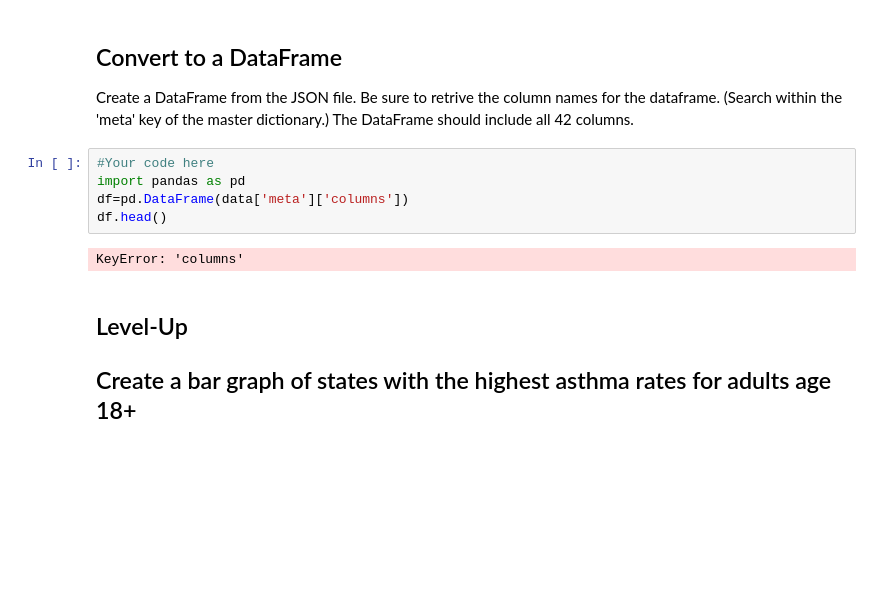
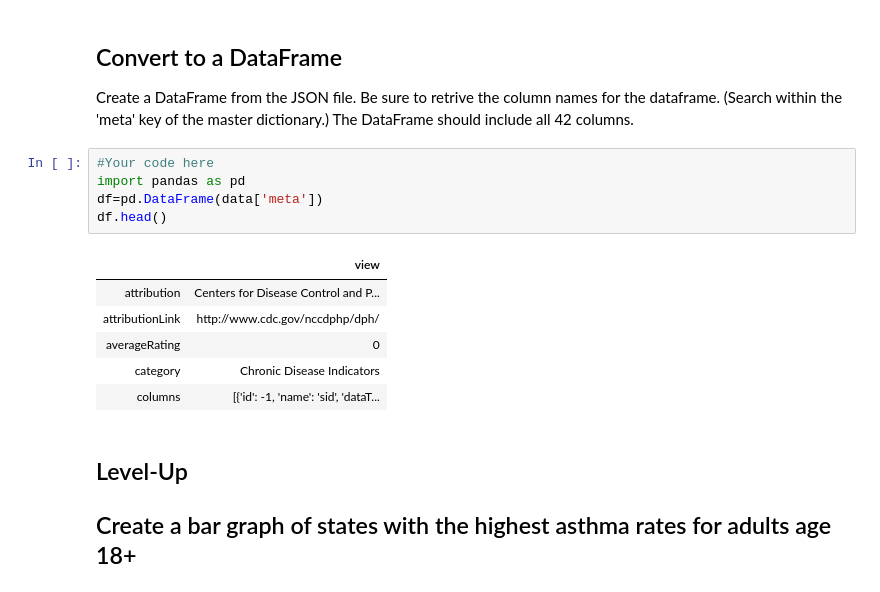
Before and after one commit to AlisonSalerno/dsc-exploring-and-transforming-json-schemas-lab-nyc-ds-033020, a Jupyter notebook: index.ipynb, the cells around one changed output. Drawn from its saved outputs; the diff is of its cells as text; blank space fills up the shorter version.

```diff
--- a/index.ipynb
+++ b/index.ipynb
@@ -64,10 +64,15 @@ Create a DataFrame from the JSON file. Be sure to retrive the column names for t
 # %%
 #Your code here
 import pandas as pd
-df=pd.DataFrame(data['meta']['columns'])
+df=pd.DataFrame(data['meta'])
 df.head()
 # %% [output]
-KeyError: 'columns'
+|  | view |
+| attribution | Centers for Disease Control and P... |
+| attributionLink | http://www.cdc.gov/nccdphp/dph/ |
+| averageRating | 0 |
+| category | Chronic Disease Indicators |
+| columns | [{'id': -1, 'name': 'sid', 'dataT... |
 # %% [markdown]
 ## Level-Up
 ## Create a bar graph of states with the highest asthma rates for adults age 18+
```
